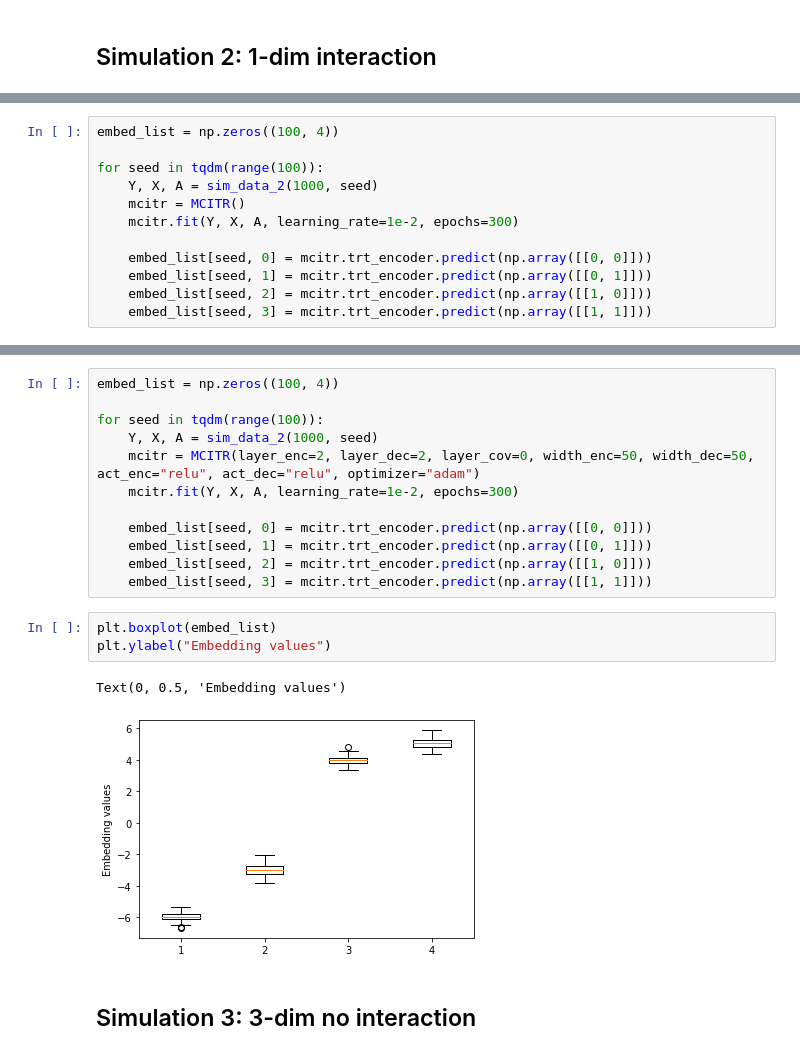
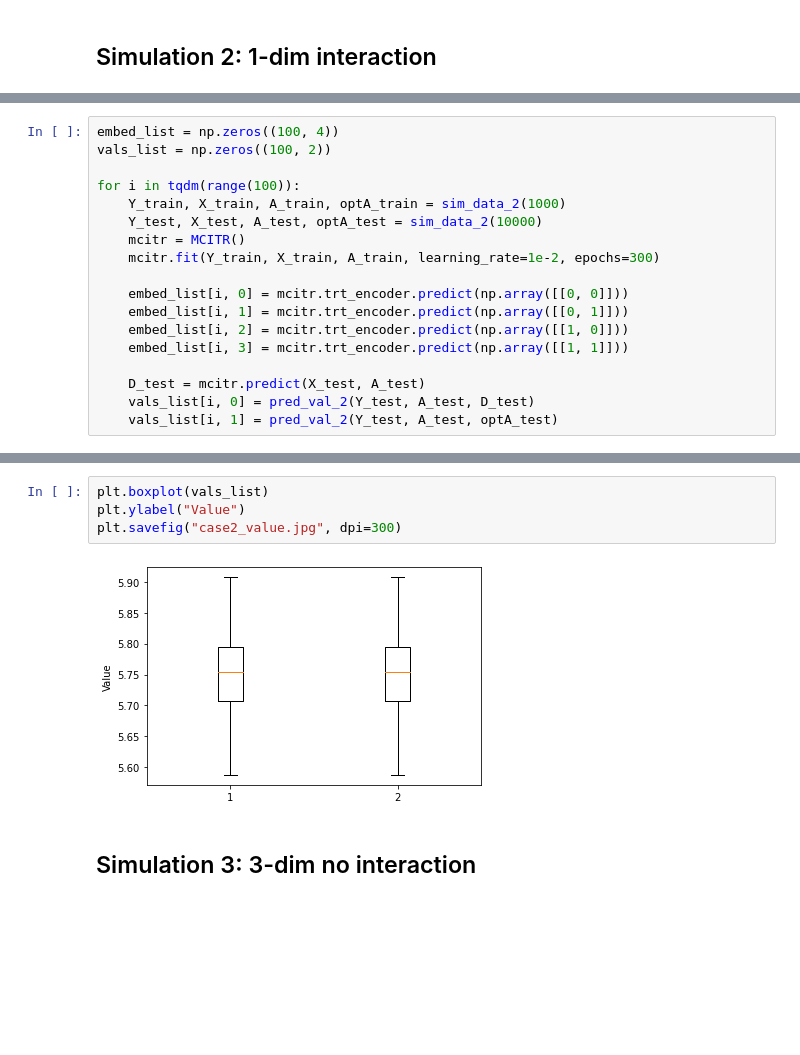
Before and after one commit to statsqixu/DEM, a Jupyter notebook: script.ipynb, the cells around one changed output, grey strips where cells are left out. Cells and saved outputs as stored; diff of their text form; blank space fills up the shorter version.

Commit message:
Update recommendation step
Use the embedding vectors to recommend treatment, like recommendation system

```diff
--- a/script.ipynb
+++ b/script.ipynb
@@ -105,15 +117,21 @@ def pred_val_2(X, D):
 # %%
 embed_list = np.zeros((100, 4))
+vals_list = np.zeros((100, 2))
 
-for seed in tqdm(range(100)):
-    Y, X, A = sim_data_2(1000, seed)
+for i in tqdm(range(100)):
+    Y_train, X_train, A_train, optA_train = sim_data_2(1000)
+    Y_test, X_test, A_test, optA_test = sim_data_2(10000)
     mcitr = MCITR()
-    mcitr.fit(Y, X, A, learning_rate=1e-2, epochs=300)
+    mcitr.fit(Y_train, X_train, A_train, learning_rate=1e-2, epochs=300)
 
-    embed_list[seed, 0] = mcitr.trt_encoder.predict(np.array([[0, 0]]))
-    embed_list[seed, 1] = mcitr.trt_encoder.predict(np.array([[0, 1]]))
-    embed_list[seed, 2] = mcitr.trt_encoder.predict(np.array([[1, 0]]))
-    embed_list[seed, 3] = mcitr.trt_encoder.predict(np.array([[1, 1]]))
+    embed_list[i, 0] = mcitr.trt_encoder.predict(np.array([[0, 0]]))
+    embed_list[i, 1] = mcitr.trt_encoder.predict(np.array([[0, 1]]))
+    embed_list[i, 2] = mcitr.trt_encoder.predict(np.array([[1, 0]]))
+    embed_list[i, 3] = mcitr.trt_encoder.predict(np.array([[1, 1]]))
+
+    D_test = mcitr.predict(X_test, A_test)
+    vals_list[i, 0] = pred_val_2(Y_test, A_test, D_test)
+    vals_list[i, 1] = pred_val_2(Y_test, A_test, optA_test)
 # %%
 plt.boxplot(embed_list)
 plt.ylabel("Embedding values")
@@ -122,22 +140,10 @@ Text(0, 0.5, 'Embedding values')
 [figure]
-# %%
-embed_list = np.zeros((100, 4))
-
-for seed in tqdm(range(100)):
-    Y, X, A = sim_data_2(1000, seed)
-    mcitr = MCITR(layer_enc=2, layer_dec=2, layer_cov=0, width_enc=50, width_dec=50, act_enc="relu", act_dec="relu", optimizer="adam")
-    mcitr.fit(Y, X, A, learning_rate=1e-2, epochs=300)
-
-    embed_list[seed, 0] = mcitr.trt_encoder.predict(np.array([[0, 0]]))
-    embed_list[seed, 1] = mcitr.trt_encoder.predict(np.array([[0, 1]]))
-    embed_list[seed, 2] = mcitr.trt_encoder.predict(np.array([[1, 0]]))
-    embed_list[seed, 3] = mcitr.trt_encoder.predict(np.array([[1, 1]]))
-# %%
-plt.boxplot(embed_list)
-plt.ylabel("Embedding values")
-# %% [output]
-Text(0, 0.5, 'Embedding values')
-[figure, removed]
+# %%
+plt.boxplot(vals_list)
+plt.ylabel("Value")
+plt.savefig("case2_value.jpg", dpi=300)
+# %% [output]
+[figure, added]
 # %% [markdown]
 ## Simulation 3: 3-dim no interaction
 # %%
```
Also changed, not shown: parts of 6 cells of this notebook, 1 other file.
